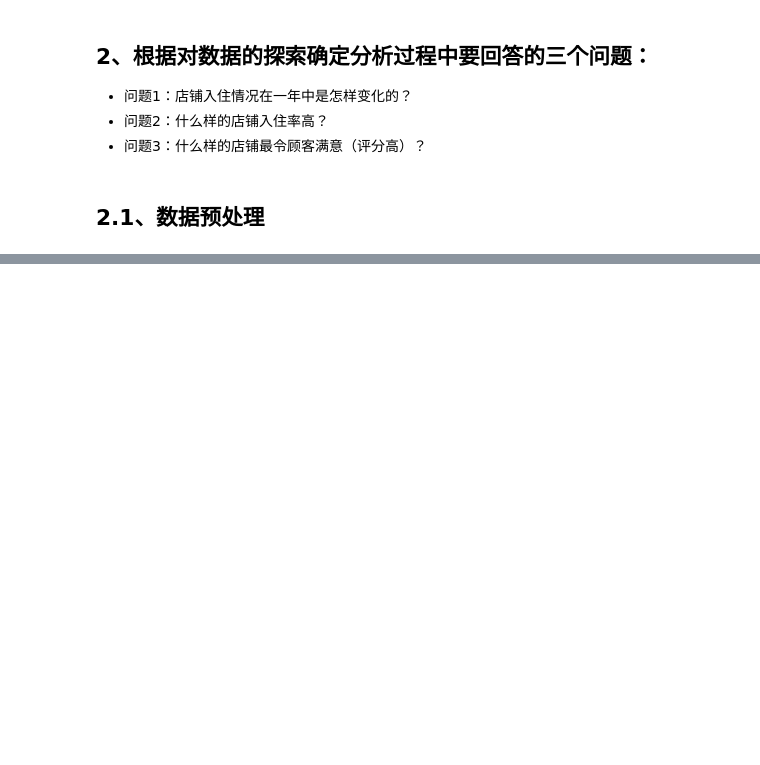
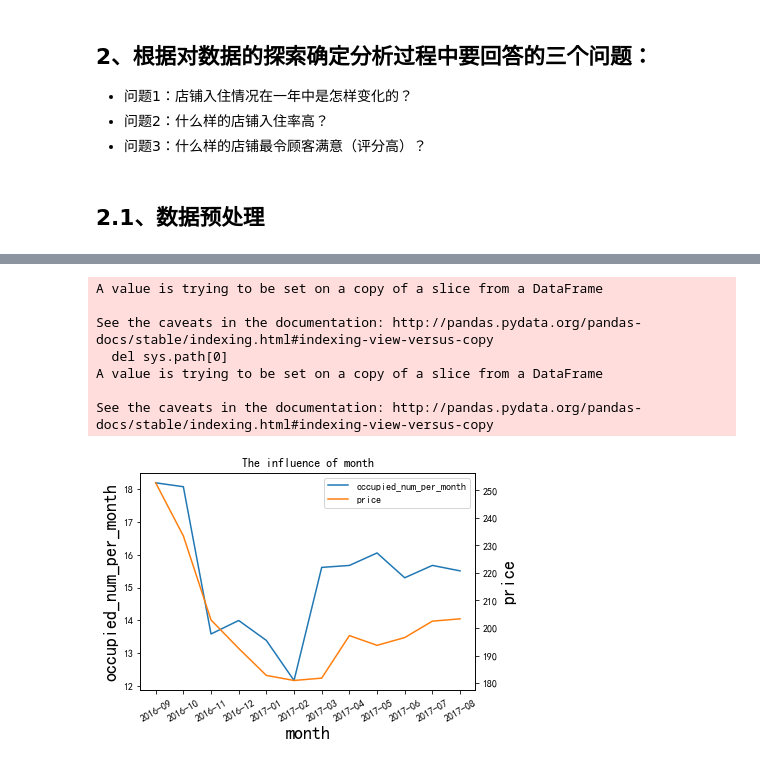
Before and after one commit to ErickyCSU/AirBnB-data-analysis-chapter1, a Jupyter notebook: 20190127-第一章代码.ipynb, the cells around one changed output, grey strips where cells are left out. Drawn from its saved outputs; the diff is of its cells as text; code cells hidden in the pictures; blank space fills up the shorter version.

```diff
--- a/20190127-第一章代码.ipynb
+++ b/20190127-第一章代码.ipynb
@@ -453,0 +139,23 @@ defaultdict(list, {})
+# %%
+# 价格空缺值处理方法：
+## 对*cleaning_fee、security_deposit、extra_people* 中的空缺值，视其为未声明即不收费所以用0填充；
+## 对*weekly_price* 和 *monthly_price* ，根据*price*按时间比例推算。
+
+def date_fea_convert(df, col_name_lis, n_lis):
+    # 输入：df:输入的全量待操作DataFrame；col_name_lis: 待替换的列名称集合；n_lis: 待替换的列是"price"列值的几倍列表
+    # 输出：替换后的全量DataFrame
+
+    # 对于col_name中的非空值转化为float类型（先去除字符串中的"$"和","再转化）
+    for i, col_name in enumerate(col_name_lis):
+        #try:
+        temp_df_1 = df[col_name][~df[col_name].isna()].copy()
+        df[col_name][~df[col_name].isna()] = temp_df_1.apply(lambda str: float(str[1:].replace(',', '')))
+        #except:
+        #    print(temp_df_1.head())
+        # 对于col_name中的空值根据price按比例推算
+        if n_lis[i]:
+            temp_df_2 = df['price'][df[col_name].isna()].copy()
+            df[col_name][df[col_name].isna()] = temp_df_2.apply(lambda x: x * n_lis[i])
+        else:
+            df[col_name][df[col_name].isna()] = 0
+    return df
@@ -453,0 +357,26 @@ defaultdict(list, {})
+# %%
+# 添加month列，用于统计每个月的入住量
+raw_data_calendar['month'] = raw_data_calendar['date'].apply(lambda x: x[:7]).copy()
+
+# 因2017年9月数据只到5号，所以剔除
+data_calendar_1 = raw_data_calendar[raw_data_calendar['month'] < '2017-09'].copy()
+
+# 按月份统计每月有人入住的天数
+data_calendar_2 = data_calendar_1[data_calendar_1['available']=='f'][['listing_id', 'month']].groupby('month').count()/3585
+
+# 按月份统计每月平均房屋价格
+test_2 = date_fea_convert(data_calendar_1, ['price'], [0])#.price.astype(float)
+test_2.price = test_2.price.astype(float)
+test_3 = test_2[test_2['available'] == 't'][['month', 'price']].groupby('month').mean()
+
+# 画图
+doub_ylabel_plot(data_calendar_2.reset_index(), test_3.reset_index(), 'occupied_num_per_month', 'price', 'month')
+# %% [output]
+A value is trying to be set on a copy of a slice from a DataFrame
+
+See the caveats in the documentation: http://pandas.pydata.org/pandas-docs/stable/indexing.html#indexing-view-versus-copy
+  del sys.path[0]
+A value is trying to be set on a copy of a slice from a DataFrame
+
+See the caveats in the documentation: http://pandas.pydata.org/pandas-docs/stable/indexing.html#indexing-view-versus-copy
+[figure, added]
```
Also changed, not shown: parts of 66 cells of this notebook.
